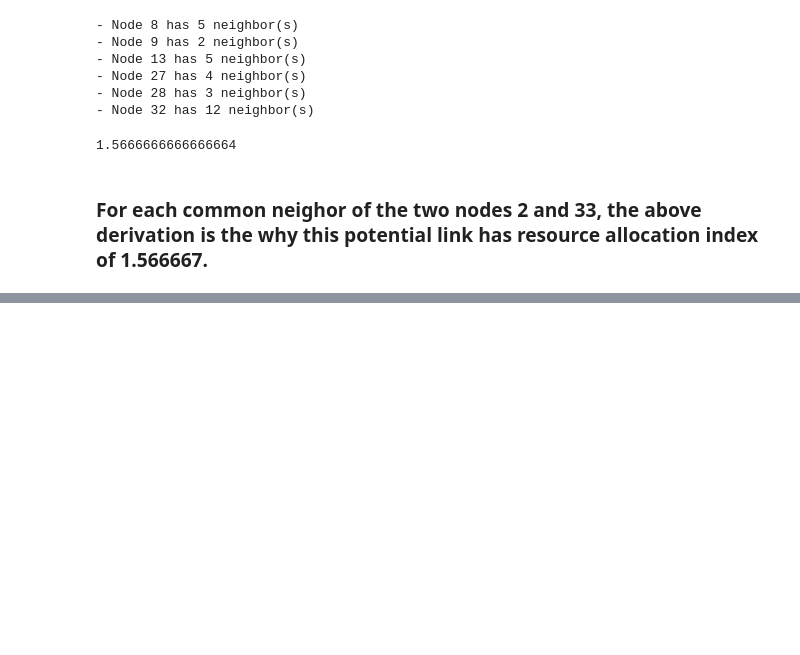
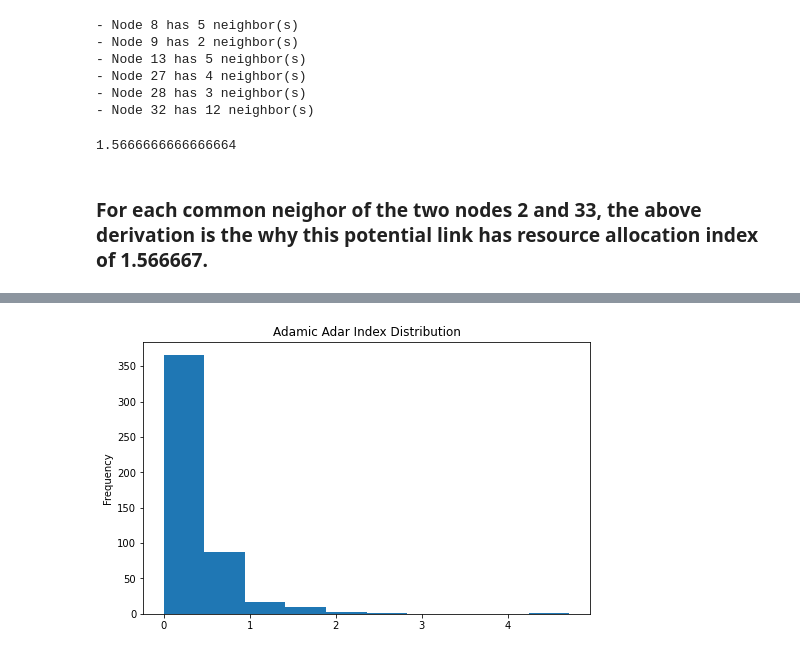
Before and after one commit to KangboLu/Graph-Analysis-with-NetworkX, a Jupyter notebook: 04_link_prediction_measures_part_1.ipynb, the cells around one changed output, grey strips where cells are left out. Saved outputs shown, nothing was run; the diff lists cells and outputs as text; code cells hidden in the pictures; blank space fills up the shorter version.

Commit message:
add adamic adar index example

```diff
--- a/04_link_prediction_measures_part_1.ipynb
+++ b/04_link_prediction_measures_part_1.ipynb
@@ -285,0 +294,13 @@ for node in common_neighbors:
+# %%
+# function return the adamic adar index dataframe sorted by the
+# resource allocation index value
+def get_adamic_adar_index(graph):
+    return pd.DataFrame(sorted(list(nx.adamic_adar_index(graph)),
+                        key=lambda x: x[-1], reverse=True),
+                        columns=["source", "target", "adamic_adar_index"])
+# %%
+adamic_adar_index_df = get_adamic_adar_index(karate_graph)
+adamic_adar_index_df.adamic_adar_index.plot.hist(bins=10, figsize=(8,5),
+    title="Adamic Adar Index Distribution");
+# %% [output]
+[figure, added]
```
Also changed, not shown: parts of 6 cells of this notebook.
